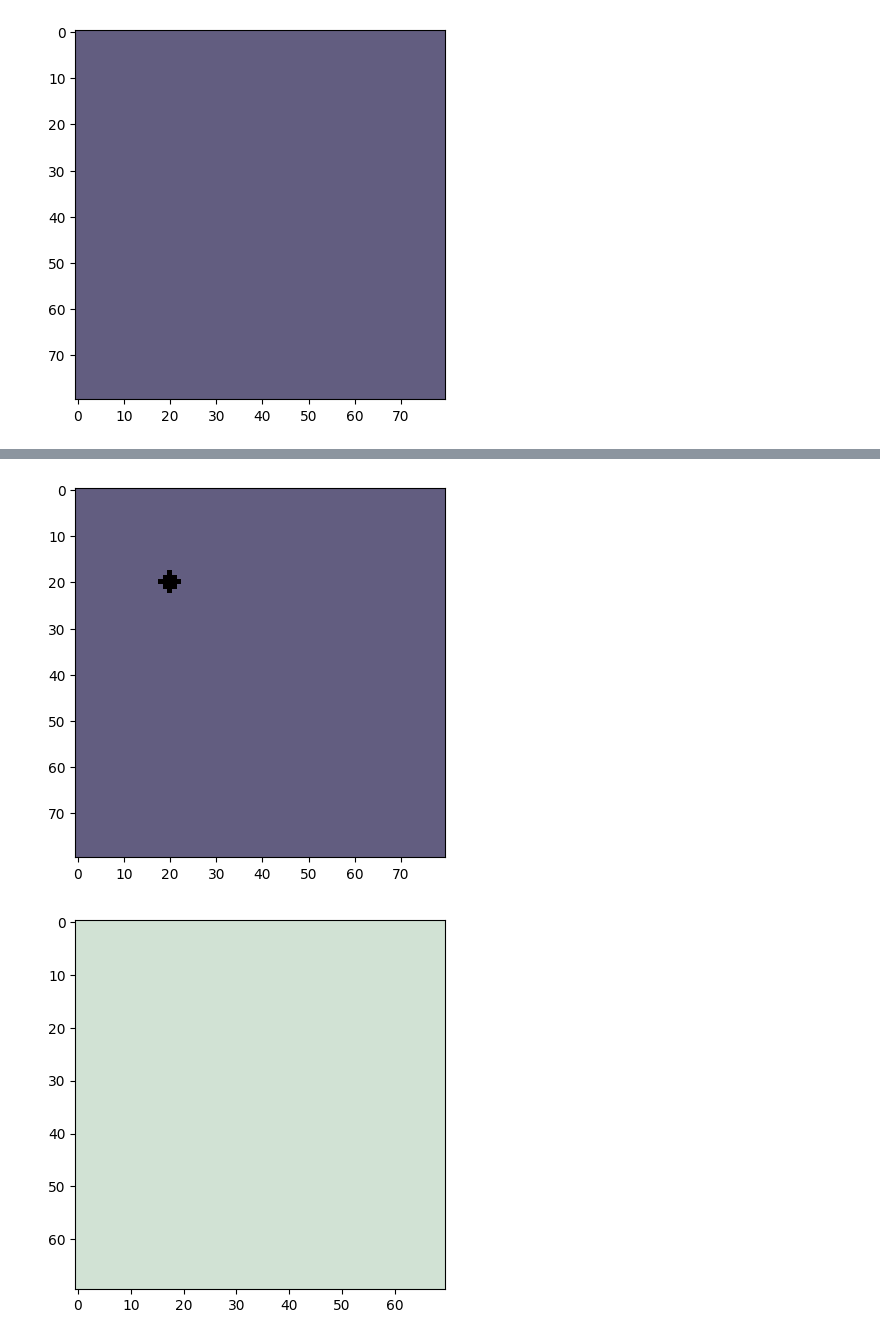
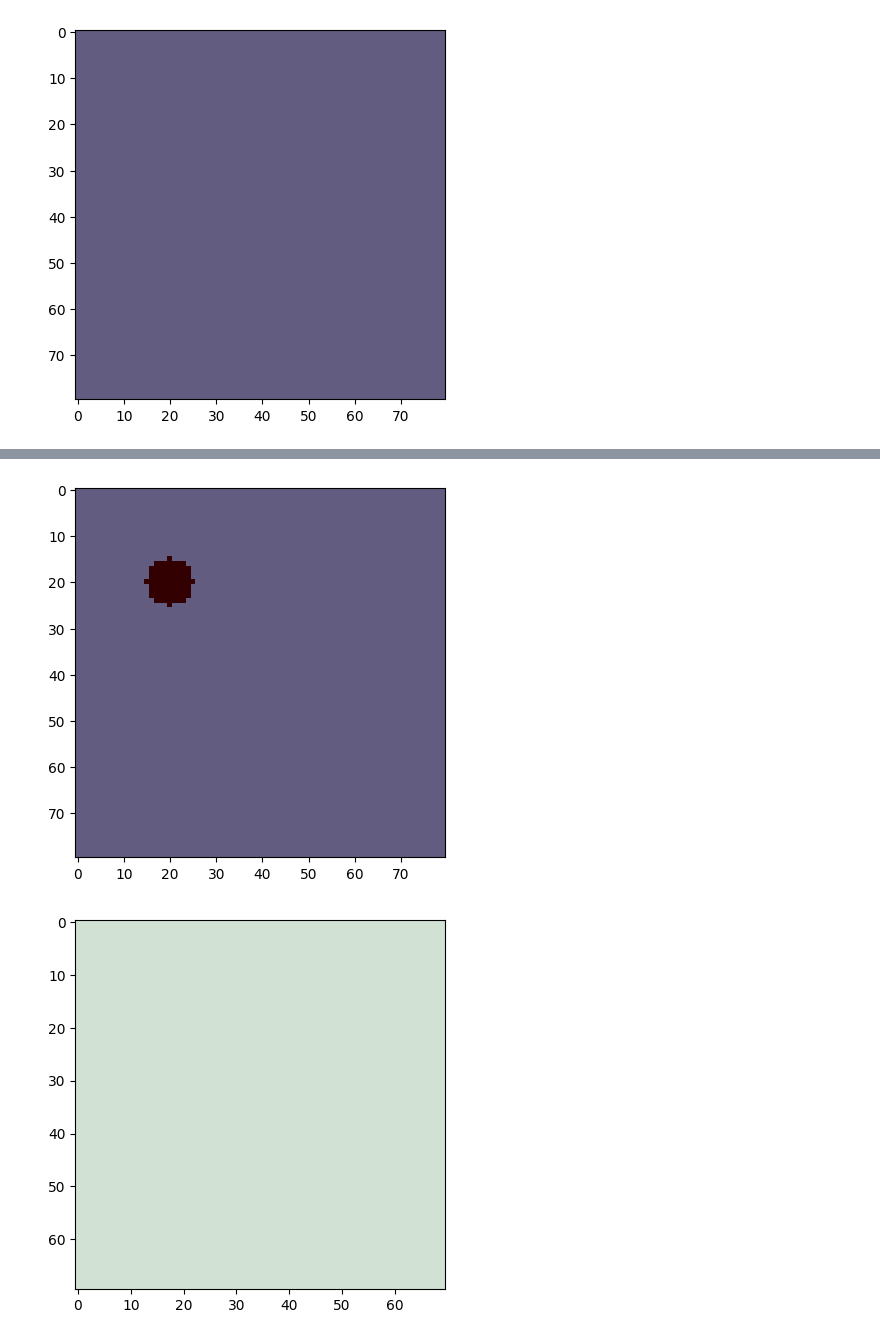
Before and after one commit to DavidParedes2021/Optimization, a Jupyter notebook: 09 - imagesWithCircles/imagesWithCircles.ipynb, the cells around one changed output, grey strips where cells are left out. Cells and saved outputs as stored; diff of their text form; code cells hidden in the pictures.

```diff
--- a/09 - imagesWithCircles/imagesWithCircles.ipynb
+++ b/09 - imagesWithCircles/imagesWithCircles.ipynb
@@ -26,11 +26,11 @@ def draw_circle2(image, center_x, center_y, radius, red, green, blue, alpha):
     return modified_image
 # %%
 def draw_circle(image, center_x, center_y, radius, red, green, blue, alpha):
-    color = (int(abs(red))%256, int(abs(green))%256, int(abs(blue))%256)
+    color = (int(red), int(green), int(blue))
     # center_x = int(abs(center_x))
     # center_y = int(abs(center_y))
     modified_image = image.copy()
-    radius = int(abs(radius))
+    radius = int(radius)
 
     center_x = int(center_x)
     center_y = int(center_y)
@@ -130,10 +101,10 @@ whitespace difference:
 # %%
 # res =[average_color_image]
-img_w_circ = draw_circle(average_color_image, 20,20, 2, 0,0,50, 2)
+img_w_circ = draw_circle(average_color_image, 20,20, 5, 0,0,50, 1)
 plt.imshow(cv2.cvtColor(img_w_circ, cv2.COLOR_BGR2RGB))
 plt.show()
 # %% [output]
-[figure, old version]
+[figure, new version]
 # %%
 image_obj = cv2.imread('arbol_20.jpg')
 curr_img = get_img_averaged(image_obj)
```
Also changed, not shown: parts of 5 cells of this notebook, 1 other file.
